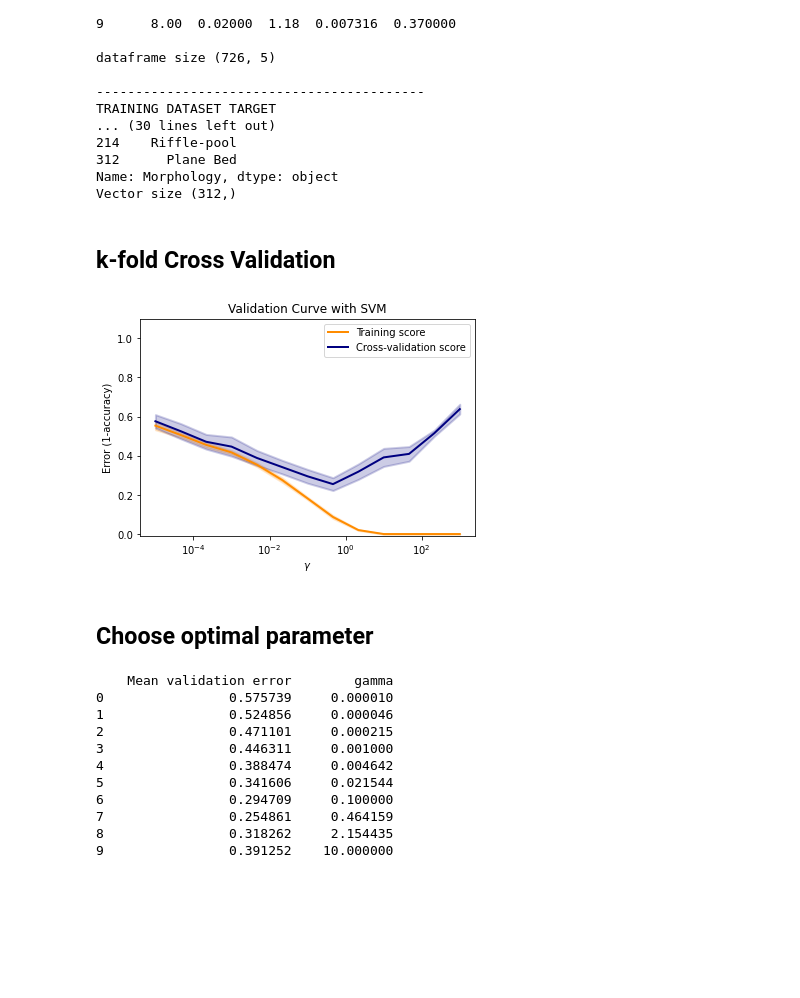
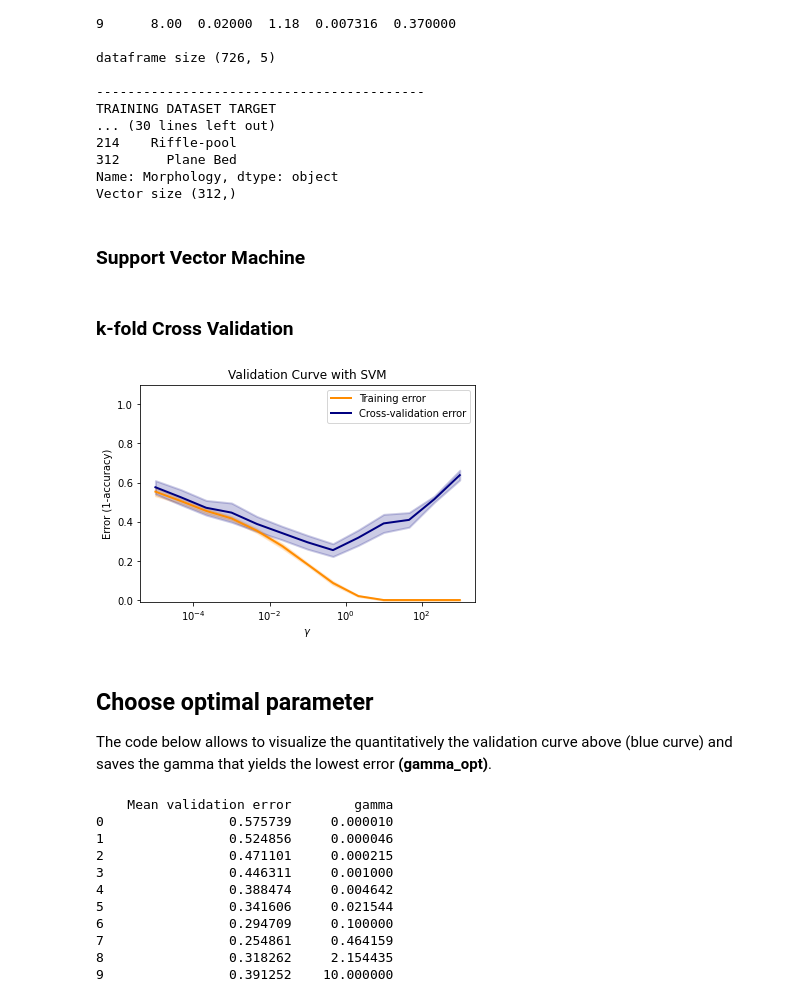
Before and after one commit to ricardovobarros/hydro-informatics, a Jupyter notebook: morphology_predictor/morphology-predictor-svm.ipynb, the cells around one changed output. Drawn from its saved outputs; the diff is of its cells as text; code cells hidden in the pictures; blank space fills up the shorter version.

```diff
--- a/morphology_predictor/morphology_predictor_svm.ipynb
+++ b/morphology_predictor/morphology-predictor-svm.ipynb
@@ -323,25 +309,30 @@ TRAINING DATASET TARGET
 312      Plane Bed
 Name: Morphology, dtype: object
 Vector size (312,)
+# %% [markdown]
+### Support Vector Machine
 # %% [markdown]
-## k-fold Cross Validation
+### k-fold Cross Validation
 # %%
 from sklearn.svm import SVC
 from sklearn.model_selection import validation_curve
 
 
-# define possible parameters combination
-param_range = np.logspace(-5, 3, 13) # range of alpha parameter
+# define C, gamma range, kernel and number of cross-val. folds
+gamma_range = np.logspace(-5, 3, 13)
 C=500 # chosen hyperparameter through tunnig
+kernel = "rbf" # radius base function
+n_of_folds = 5
 
 # Peform 5-fold cross-validation and save training and validation error
-train_scores, test_scores = validation_curve(SVC(C=C),
+train_scores, test_scores = validation_curve(SVC(kernel = kernel,
+                                                 C=C),
                                              X_train,
                                              y_train,
                                              param_name="gamma",
-                                             param_range=param_range,
+                                             param_range=gamma_range,
                                              scoring="accuracy",
-                                             cv=5
+                                             cv=n_of_folds
                                             )
 
 # convert accuracy into error
@@ -354,40 +345,43 @@ train_error_std = np.std(train_error, axis=1)
 validation_error_mean = np.mean(validation_error, axis=1)
 validation_error_std = np.std(validation_error, axis=1)
 
-# train and validation error vizualisation
+#-------------------------------------------------------------------
+
+# train and validation error visualization
 plt.title("Validation Curve with SVM")
 plt.xlabel(r"$\gamma$")
 plt.ylabel("Error (1-accuracy)")
 plt.ylim(-0.01, 1.1)
 lw = 2
 plt.semilogx(
-    param_range, train_error_mean, label="Training score", color="darkorange", lw=lw
+    param_range, train_error_mean, label="Training error", color="darkorange", lw=lw
 )
 plt.fill_between(
     param_range,
     train_error_mean - train_error_std,
     train_error_mean + train_error_std,
     alpha=0.2,
     color="darkorange",
     lw=lw,
 )
 plt.semilogx(
-    param_range, validation_error_mean, label="Cross-validation score", color="navy", lw=lw
+    param_range, validation_error_mean, label="Cross-validation error", color="navy", lw=lw
 )
 plt.fill_between(
     param_range,
     validation_error_mean - validation_error_std,
     validation_error_mean + validation_error_std,
     alpha=0.2,
     color="navy",
     lw=lw,
 )
 plt.legend(loc="best")
 plt.show()
 # %% [output]
-[figure, old version]
+[figure, new version]
-# %% [markdown]
-## Choose optimal parameter
+# %% [markdown]
+## Choose optimal parameter
+The code below allows to visualize the quantitatively the validation curve above (blue curve) and saves the gamma that yields the lowest error __(gamma_opt)__.
 # %%
 # save optimal gamma
 index_min = min(range(len(validation_error_mean)), key=validation_error_mean.__getitem__)
```
Also changed, not shown: parts of 30 cells of this notebook.
